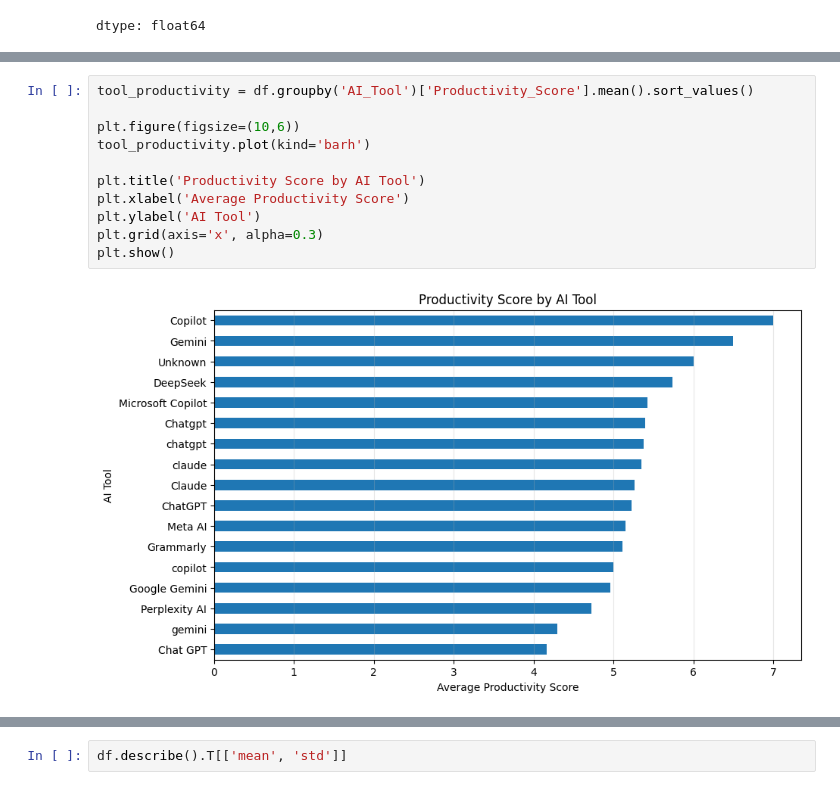
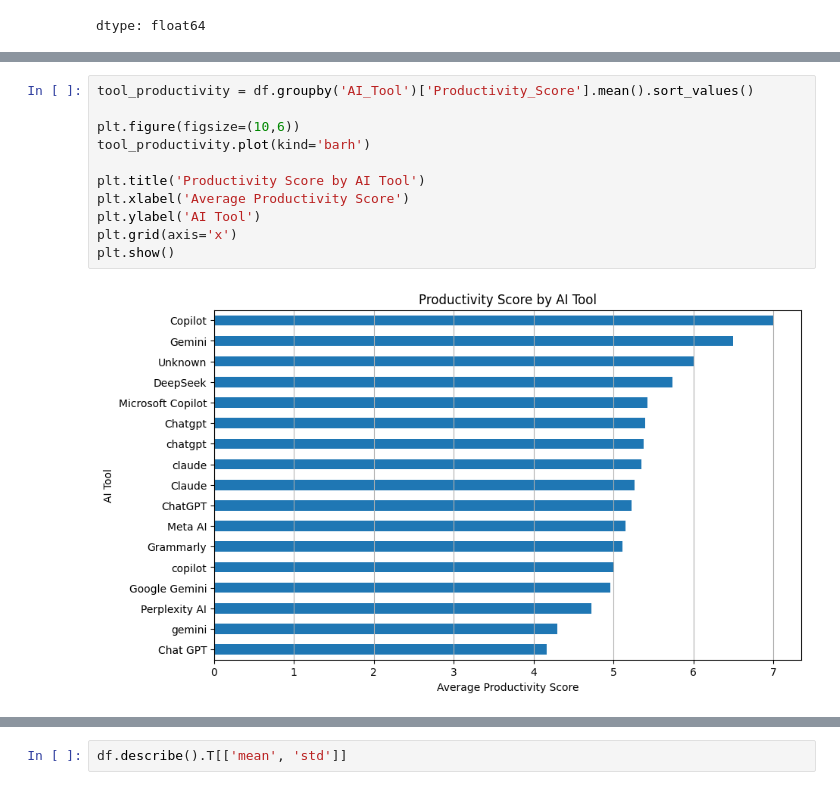
Before and after one commit to Turqan522/MachineLearning, a Jupyter notebook: AI_Usage_and_Impact_on_Students_and_Professionals.ipynb, the cells around one changed output, grey strips where cells are left out. Cells and saved outputs as stored; diff of their text form.

```diff
--- a/AI_Usage_and_Impact_on_Students_and_Professionals.ipynb
+++ b/AI_Usage_and_Impact_on_Students_and_Professionals.ipynb
@@ -325,16 +326,16 @@ plt.show()
 # %%
 tool_productivity = df.groupby('AI_Tool')['Productivity_Score'].mean().sort_values()
 
 plt.figure(figsize=(10,6))
 tool_productivity.plot(kind='barh')
 
 plt.title('Productivity Score by AI Tool')
 plt.xlabel('Average Productivity Score')
 plt.ylabel('AI Tool')
-plt.grid(axis='x', alpha=0.3)
+plt.grid(axis='x')
 plt.show()
 # %% [output]
-[figure, old version]
+[figure, new version]
 # %%
 plt.figure(figsize=(9,6))
 
```
Also changed, not shown: parts of 9 cells of this notebook.
